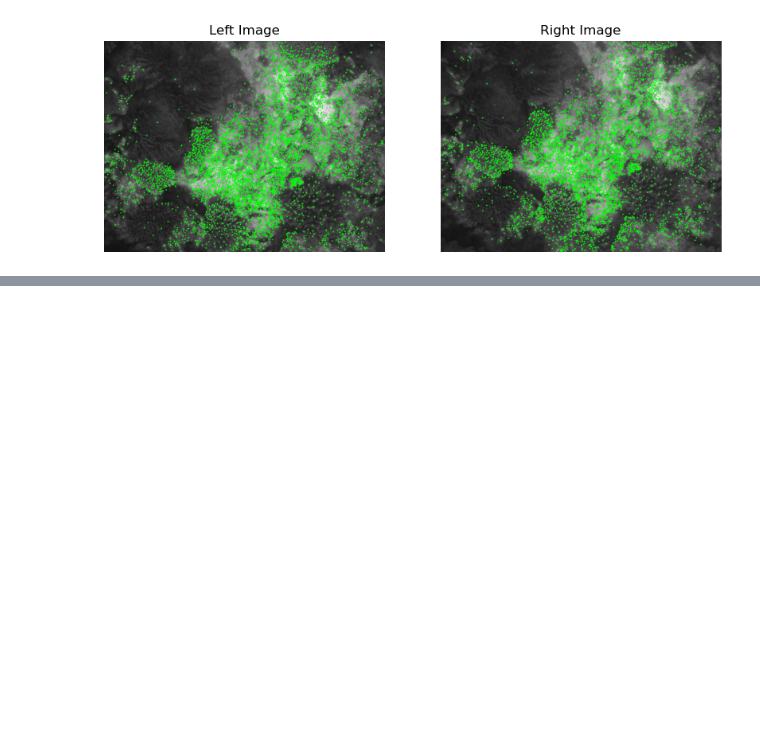
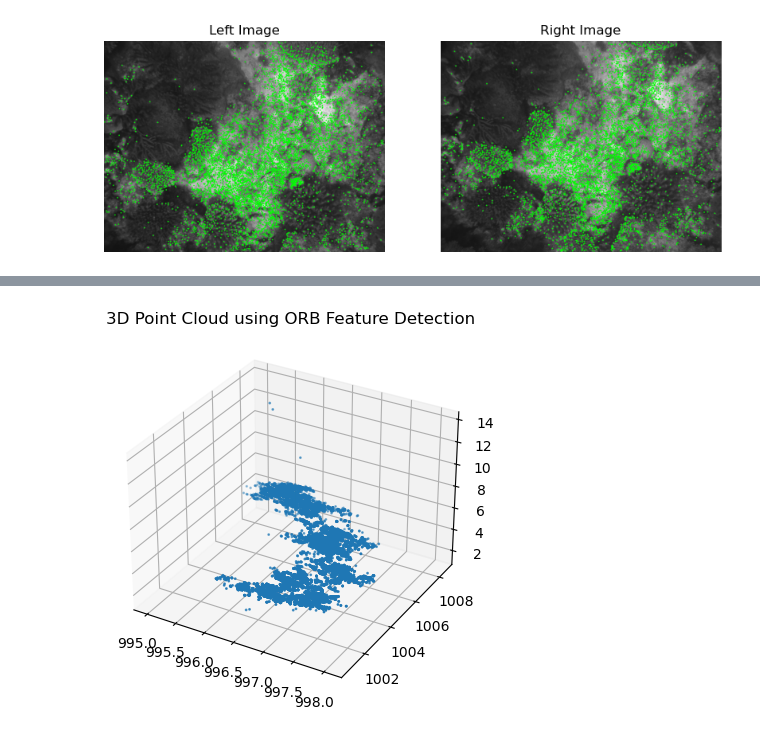
Before and after one commit to AmelineA2003/AMME5710, a Jupyter notebook: Assignments/A2/Question_1/Q1_A2.ipynb, the cells around one changed output, grey strips where cells are left out. Cells and saved outputs as stored; diff of their text form; code cells hidden in the pictures; blank space fills up the shorter version.

```diff
--- a/Assignments/A2/Question_1/Q1_A2.ipynb
+++ b/Assignments/A2/Question_1/Q1_A2.ipynb
@@ -251,0 +296,46 @@ plt.show()
+# %%
+############################################ GENERATE 3D MAP USING ORB FEATURE DETECTION #################################################
+
+all_left_points = []
+all_right_points =[]
+world_points = []
+
+
+P_left = (K_left)@ np.hstack((np.eye(3), np.zeros((3, 1))))
+P_right = (K_right) @ np.hstack((R, t))
+
+for i in range(len(left_imgs)):
+    im_left = left_imgs[i]
+    im_right = right_imgs[i]
+    left_points, right_points = ORB_feature_match(im_left, im_right)
+
+
+    pts1_h = left_points.T.astype(np.float32)
+    pts2_h = right_points.T.astype(np.float32)
+
+    points_4D = cv2.triangulatePoints(P_left, P_right, pts1_h, pts2_h)
+    points_3D = points_4D/points_4D[3]
+    points_3D = points_3D[:3,:]
+
+
+    R_wc = R_camera[:, :, i]
+    t_wc = t_camera[:, i]
+
+    R_cw = R_wc.T
+    t_cw = -R_cw @ t_wc.reshape(3, 1)
+
+
+    points_world = (R_cw @ points_3D + t_cw).T
+    world_points.append(points_world)
+
+
+world_points = np.array(np.vstack(world_points))
+
+# Generating 3D terrain map
+fig = plt.figure()
+ax = fig.add_subplot(111, projection='3d')
+ax.scatter(world_points[:, 0], world_points[:, 1], world_points[:, 2], s=1)
+ax.set_title("3D Point Cloud using ORB Feature Detection")
+plt.show()
+# %% [output]
+[figure, added]
```
Also changed, not shown: parts of 4 cells of this notebook.
